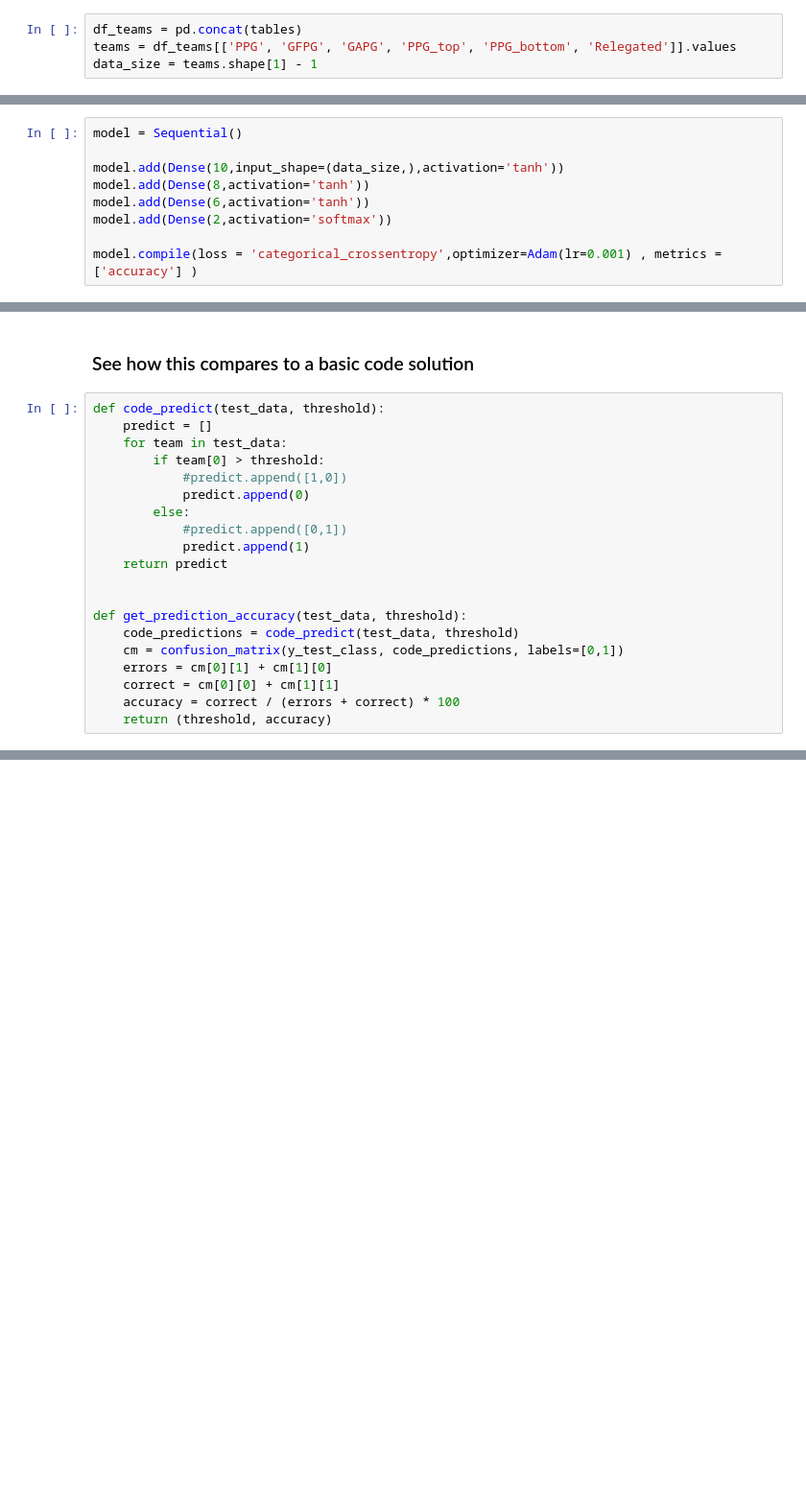
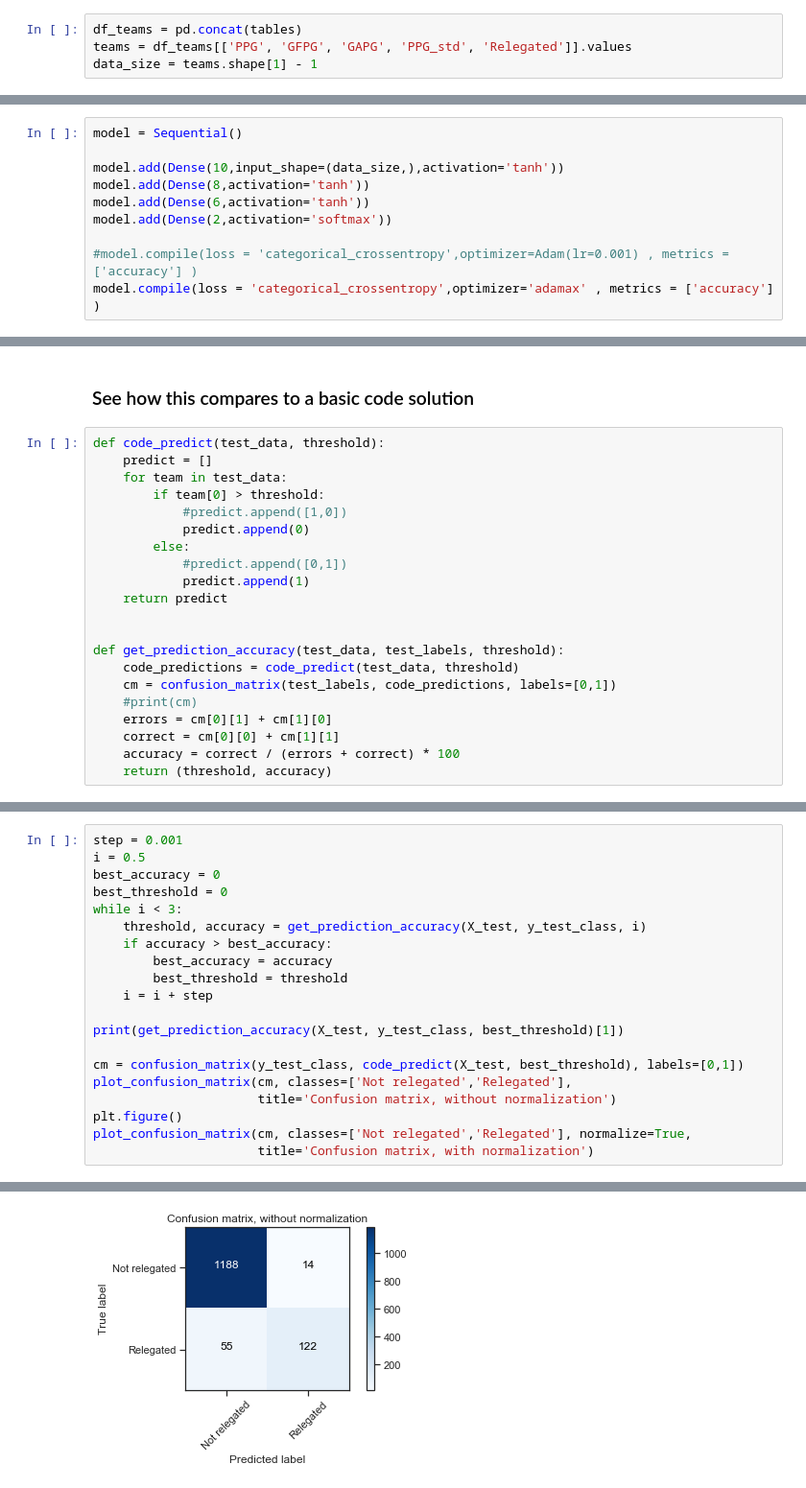
Before and after one commit to c-m-hunt/relegation-prediction, a Jupyter notebook: Relegation prediction.ipynb, the cells around one changed output, grey strips where cells are left out. Shown at 96% size. Drawn from its saved outputs; the diff is of its cells as text; blank space fills up the shorter version.

```diff
--- a/Relegation prediction.ipynb
+++ b/Relegation prediction.ipynb
@@ -158,7 +141,7 @@ len(tables)
 ### Create our working dataset with specific fields
 # %%
 df_teams = pd.concat(tables)
-teams = df_teams[['PPG', 'GFPG', 'GAPG', 'PPG_top', 'PPG_bottom', 'Relegated']].values
+teams = df_teams[['PPG', 'GFPG', 'GAPG', 'PPG_std', 'Relegated']].values
 data_size = teams.shape[1] - 1
 # %% [markdown]
 ### Import ML libs
@@ -200,7 +183,8 @@ model.add(Dense(8,activation='tanh'))
 model.add(Dense(6,activation='tanh'))
 model.add(Dense(2,activation='softmax'))
 
-model.compile(loss = 'categorical_crossentropy',optimizer=Adam(lr=0.001) , metrics = ['accuracy'] )
+#model.compile(loss = 'categorical_crossentropy',optimizer=Adam(lr=0.001) , metrics = ['accuracy'] )
+model.compile(loss = 'categorical_crossentropy',optimizer='adamax' , metrics = ['accuracy'] )
 # %% [markdown]
 ### Train the model and get accuracy against test data
 # %%
@@ -323,9 +341,10 @@ def code_predict(test_data, threshold):
     return predict
 
 
-def get_prediction_accuracy(test_data, threshold):
+def get_prediction_accuracy(test_data, test_labels, threshold):
     code_predictions = code_predict(test_data, threshold)
-    cm = confusion_matrix(y_test_class, code_predictions, labels=[0,1])
+    cm = confusion_matrix(test_labels, code_predictions, labels=[0,1])
+    #print(cm)
     errors = cm[0][1] + cm[1][0]
     correct = cm[0][0] + cm[1][1]
     accuracy = correct / (errors + correct) * 100
@@ -362,0 +352,21 @@ while i < 0.97:
+# %%
+step = 0.001
+i = 0.5
+best_accuracy = 0
+best_threshold = 0
+while i < 3:
+    threshold, accuracy = get_prediction_accuracy(X_test, y_test_class, i)
+    if accuracy > best_accuracy:
+        best_accuracy = accuracy
+        best_threshold = threshold
+    i = i + step
+
+print(get_prediction_accuracy(X_test, y_test_class, best_threshold)[1])
+
+cm = confusion_matrix(y_test_class, code_predict(X_test, best_threshold), labels=[0,1])
+plot_confusion_matrix(cm, classes=['Not relegated','Relegated'],
+                      title='Confusion matrix, without normalization')
+plt.figure()
+plot_confusion_matrix(cm, classes=['Not relegated','Relegated'], normalize=True,
+                      title='Confusion matrix, with normalization')
+# %% [output]
@@ -362,0 +380 @@ while i < 0.97:
+[figure, added]
```
Also changed, not shown: parts of 20 cells of this notebook.
